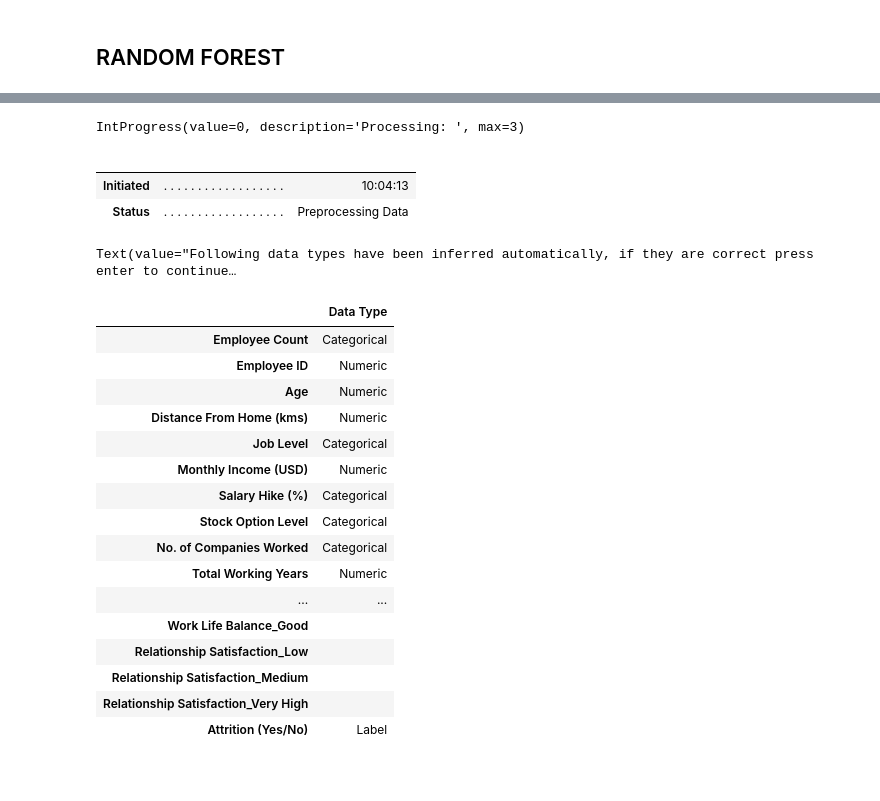
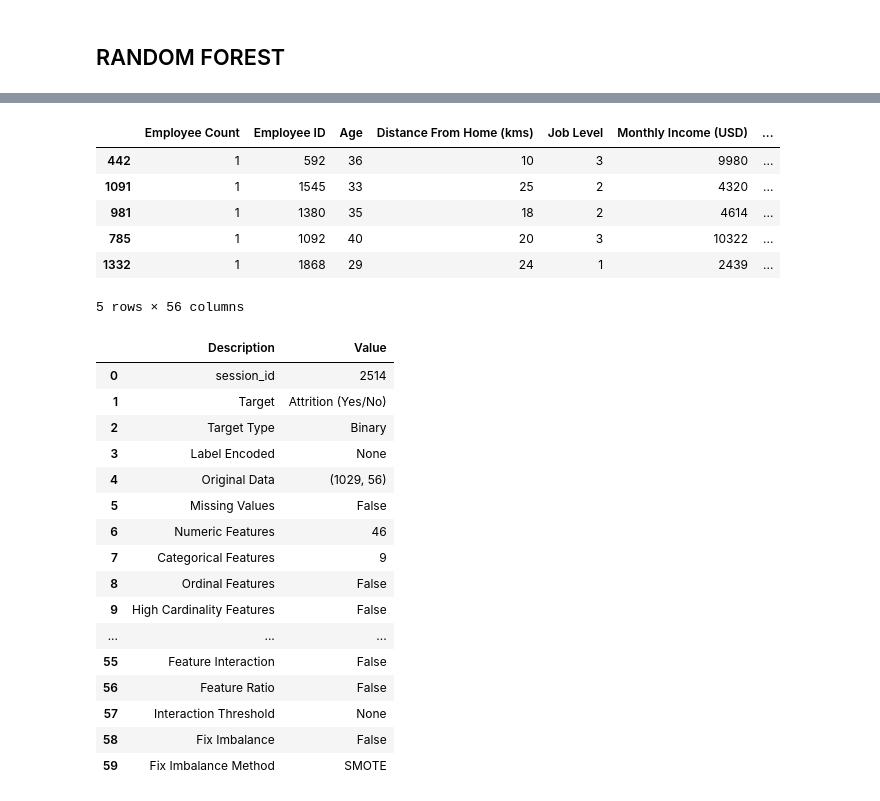
Before and after one commit to sparshba/EMPLOYEE-ATTRITION, a Jupyter notebook: Employee__ATTRITION.ipynb, the cells around one changed output, grey strips where cells are left out. Cells and saved outputs as stored; diff of their text form; code cells hidden in the pictures.

```diff
--- a/Employee__ATTRITION.ipynb
+++ b/Employee__ATTRITION.ipynb
@@ -237,4 +241,6 @@ x_train.head()
 <h2>RANDOM FOREST</h2>
 # %%
 from sklearn.ensemble import RandomForestClassifier
-rf = RandomForestClassifier(n_estimators = 10, criterion = 'entropy', random_state = 0)
+rf = RandomForestClassifier(n_estimators = 100, criterion = 'gini')
+# %%
+rf.fit(x_train, y_train)
@@ -240,0 +272,3 @@ rf = RandomForestClassifier(n_estimators = 10, criterion = 'entropy', random_sta
+# %%
+x_train['Attrition (Yes/No)']=y_train
+x_train.head()
@@ -241,27 +283,32 @@ rf = RandomForestClassifier(n_estimators = 10, criterion = 'entropy', random_sta
+# %%
+x_test['Attrition (Yes/No)']=y_test
+x_test.head()
+# %% [output]
+|  | Employee Count | Employee ID | Age | Distance From Home (kms) | Job Level | Monthly Income (USD) | ... |
+| 442 | 1 | 592 | 36 | 10 | 3 | 9980 | ... |
+| 1091 | 1 | 1545 | 33 | 25 | 2 | 4320 | ... |
+| 981 | 1 | 1380 | 35 | 18 | 2 | 4614 | ... |
+| 785 | 1 | 1092 | 40 | 20 | 3 | 10322 | ... |
+| 1332 | 1 | 1868 | 29 | 24 | 1 | 2439 | ... |
+5 rows × 56 columns
 # %%
-s = setup(final_model, target = 'Attrition (Yes/No)')#, ignore_features = ['Emp_ID','Dateofjoining'])
+s=setup(x_train,target='Attrition (Yes/No)')
 # %% [output]
-IntProgress(value=0, description='Processing: ', max=3)
-|  |  |  |
-|  |  |  |
-| Initiated | . . . . . . . . . . . . . . . . . . | 10:04:13 |
-| Status | . . . . . . . . . . . . . . . . . . | Preprocessing Data |
+|  | Description | Value |
+| 0 | session_id | 2514 |
+| 1 | Target | Attrition (Yes/No) |
+| 2 | Target Type | Binary |
+| 3 | Label Encoded | None |
+| 4 | Original Data | (1029, 56) |
+| 5 | Missing Values | False |
+| 6 | Numeric Features | 46 |
+| 7 | Categorical Features | 9 |
+| 8 | Ordinal Features | False |
+| 9 | High Cardinality Features | False |
+| ... | ... | ... |
+| 55 | Feature Interaction | False |
+| 56 | Feature Ratio | False |
+| 57 | Interaction Threshold | None |
+| 58 | Fix Imbalance | False |
+| 59 | Fix Imbalance Method | SMOTE |
-Text(value="Following data types have been inferred automatically, if they are correct press enter to continue…
-|  | Data Type |
-| Employee Count | Categorical |
-| Employee ID | Numeric |
-| Age | Numeric |
-| Distance From Home (kms) | Numeric |
-| Job Level | Categorical |
-| Monthly Income (USD) | Numeric |
-| Salary Hike (%) | Categorical |
-| Stock Option Level | Categorical |
-| No. of Companies Worked | Categorical |
-| Total Working Years | Numeric |
-| ... | ... |
-| Work Life Balance_Good |  |
-| Relationship Satisfaction_Low |  |
-| Relationship Satisfaction_Medium |  |
-| Relationship Satisfaction_Very High |  |
-| Attrition (Yes/No) | Label |
 # %%
```
Also changed, not shown: parts of 24 cells of this notebook.
